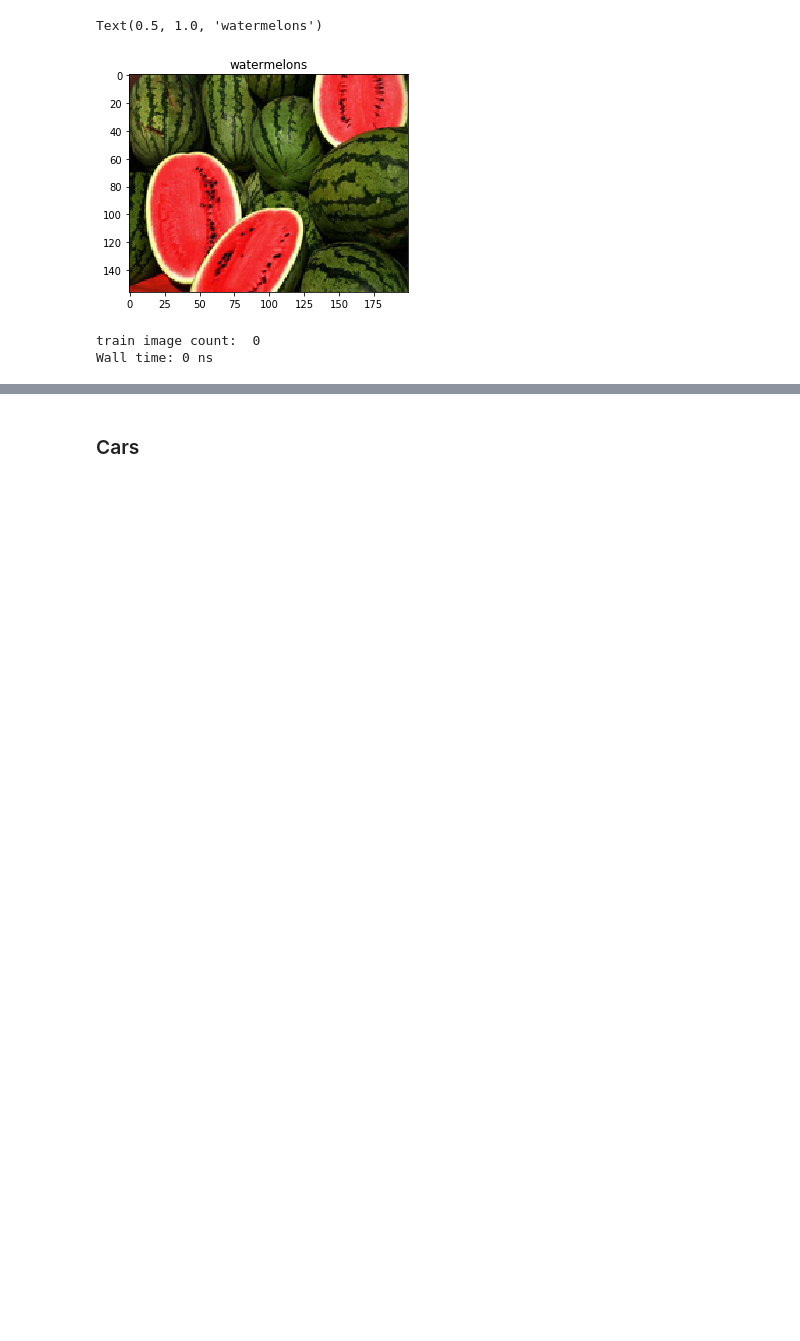
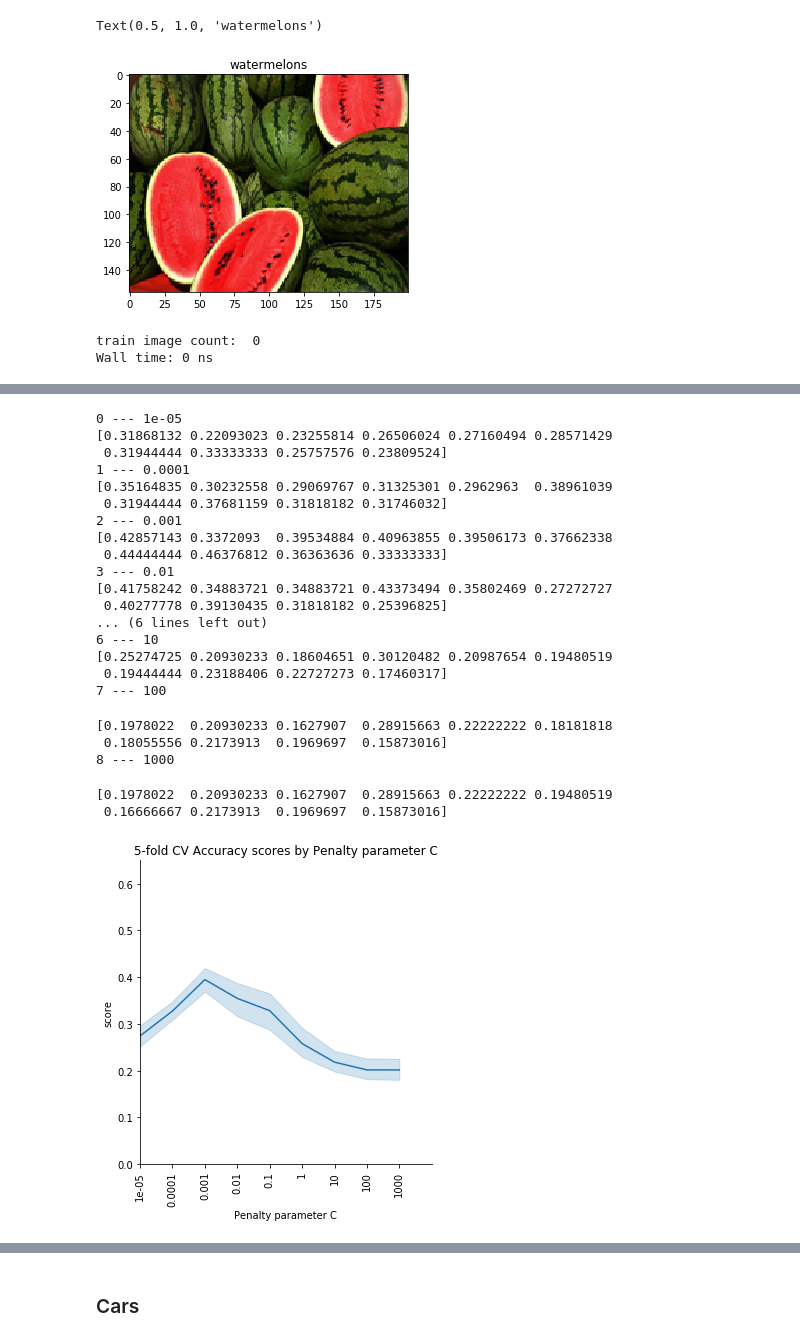
Before and after one commit to freecraver/ML-fun, a Jupyter notebook: deep_learning/Bag-of-Visual-Words-Python-master/bagofwordswilmamathias.ipynb, the cells around one changed output, grey strips where cells are left out. Saved outputs shown, nothing was run; the diff lists cells and outputs as text; code cells hidden in the pictures; blank space fills up the shorter version.

Commit message:
added parameter tuning

```diff
--- a/deep_learning/Bag-of-Visual-Words-Python-master/bagofwordswilmamathias.ipynb
+++ b/deep_learning/Bag-of-Visual-Words-Python-master/bagofwordswilmamathias.ipynb
@@ -705,0 +817,51 @@ Cluster
+# %%
+import seaborn as sns
+import matplotlib.pyplot as plt
+from sklearn import preprocessing
+from sklearn.svm import LinearSVC
+import pandas as pd
+
+C = [0.00001, 0.0001, 0.001, 0.01, 0.1, 1, 10, 100,1000]
+results = []
+for idx, c in enumerate(C):
+    print(idx, "---", c)
+    clf=LinearSVC(C=c, loss='squared_hinge', max_iter=100000, multi_class='ovr', penalty='l2', random_state=0, tol=1e-05, verbose=0)
+    scores = cross_validate(clf,  histogramLabels[0], histogramLabels[1], cv=10)['test_score']
+    print(scores)
+    for score in scores:
+        results.append({'score': score, 'x':idx, 'penalty':c})
+
+df_trace = pd.DataFrame.from_dict(results)
+g = sns.relplot(x="x", y="score", kind="line", data=df_trace)
+plt.xticks(range(len(C)), C, rotation='vertical')
+plt.xlabel("Penalty parameter C")
+plt.title("5-fold CV Accuracy scores by Penalty parameter C")
+axes = plt.gca()
+axes.set_ylim([0.0,0.65])
+axes.set_xlim([0,len(C)])
+plt.savefig('scaled_amz_C_eval.pdf')
+plt.show()
+# %% [output]
+0 --- 1e-05
+[0.31868132 0.22093023 0.23255814 0.26506024 0.27160494 0.28571429
+ 0.31944444 0.33333333 0.25757576 0.23809524]
+1 --- 0.0001
+[0.35164835 0.30232558 0.29069767 0.31325301 0.2962963  0.38961039
+ 0.31944444 0.37681159 0.31818182 0.31746032]
+2 --- 0.001
+[0.42857143 0.3372093  0.39534884 0.40963855 0.39506173 0.37662338
+ 0.44444444 0.46376812 0.36363636 0.33333333]
+3 --- 0.01
+[0.41758242 0.34883721 0.34883721 0.43373494 0.35802469 0.27272727
+ 0.40277778 0.39130435 0.31818182 0.25396825]
+... (6 lines left out)
+6 --- 10
+[0.25274725 0.20930233 0.18604651 0.30120482 0.20987654 0.19480519
+ 0.19444444 0.23188406 0.22727273 0.17460317]
+7 --- 100
+[0.1978022  0.20930233 0.1627907  0.28915663 0.22222222 0.18181818
+ 0.18055556 0.2173913  0.1969697  0.15873016]
+8 --- 1000
+[0.1978022  0.20930233 0.1627907  0.28915663 0.22222222 0.19480519
+ 0.16666667 0.2173913  0.1969697  0.15873016]
+[figure, added]
```
Also changed, not shown: parts of 10 cells of this notebook.
